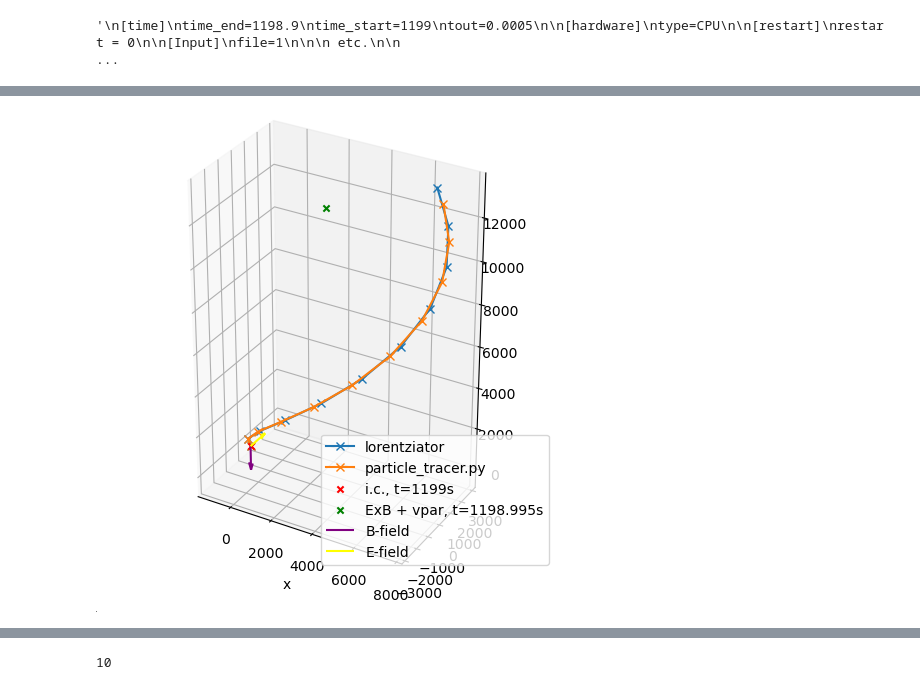
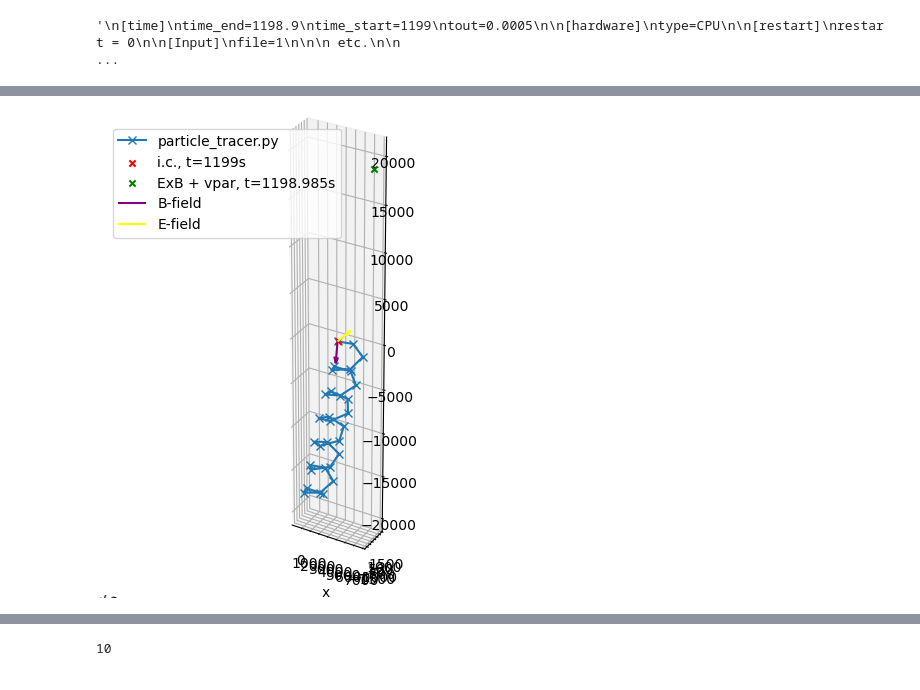
Before and after one commit to kostahoraites/carrington, a Jupyter notebook: magnetosheath/particle_tracers_comparison.ipynb, the cells around one changed output, grey strips where cells are left out. Cells and saved outputs as stored; diff of their text form; code cells hidden in the pictures.

```diff
--- a/magnetosheath/particle_tracers_comparison.ipynb
+++ b/magnetosheath/particle_tracers_comparison.ipynb
@@ -149,15 +134,17 @@ plt.scatter(vl[:,:,102,1], vl[:,:,102,2])
 omega_e = (1.60217663e-19 / 9.1093837e-31 ) * np.linalg.norm(vlsv.read_interpolated_variable('vg_b_vol', x[0,0,0,:]))
 t_e = 2 * np.pi / omega_e  # gyroperiod
 
-i = 5; j = 4    # j=4 perpendicular velocity is in the proton (~ ExB drift) frame
+i = 5; j = 5    # j=4 perpendicular velocity is in the proton (~ ExB drift) frame
 yoffset = 0  # 1e4/R_E
 
 fig = plt.figure()
 
 ax = fig.add_subplot(111, projection = '3d')
 inds = range(0,200,1)
-ax.plot(xl[i,j,inds,0], xl[i,j,inds,1], xl[i,j,inds,2], marker = 'x', label = 'lorentziator')  # lorentziator
-ax.plot(x[i,j,inds,0], x[i,j,inds,1], x[i,j,inds,2], marker = 'x', label = 'particle_tracer.py')  # particle_tracer.py
+ax.plot(xl[i,j,:,0], xl[i,j,:,1], xl[i,j,:,2], marker = 'x', label = 'lorentziator')  # lorentziator
+ax.plot(x[i,j,:,0], x[i,j,:,1], x[i,j,:,2], marker = 'x', label = 'particle_tracer.py')  # particle_tracer.py
+#ax.plot(xl[i,j,inds,0], xl[i,j,inds,1], xl[i,j,inds,2], marker = 'x', label = 'lorentziator')  # lorentziator
+#ax.plot(x[i,j,inds,0], x[i,j,inds,1], x[i,j,inds,2], marker = 'x', label = 'particle_tracer.py')  # particle_tracer.py
 ax.set_aspect('equal')
 ax.set_xlabel('x')
 plt.title('expect 1 rotation every {} time steps'.format(t_e / np.abs(dt)))
@@ -261,33 +228,33 @@ print(dx_ExB)
 '\ndx = x[i, j, nt-1, :] - x[i, j, 0, :]   # whole simulation delta x, particle_tracer.py \ndxl = xl[i, j, nt-1, :] - xl[i, j, 0, :] # "", Lorentziator\ndx_ExB = v_ExB * nt * dt\nprint(dx)\nprint(dxl) ...
 # %%
 fig = plt.figure()
-i=5; j = 5    # j=4 perpendicular velocity is in the proton (~ ExB drift) frame
+i=5; j = 7    # j=4 perpendicular velocity is in the proton (~ ExB drift) frame
 ax = fig.add_subplot(111, projection = '3d')
-nt_plot = 10
+nt_plot = 30
 inds = range(0,nt_plot+1,1)
-ax.plot(xl[i,j,inds,0], xl[i,j,inds,1], xl[i,j,inds,2], marker = 'x', label = 'lorentziator')  # lorentziator
+#ax.plot(xl[i,j,inds,0], xl[i,j,inds,1], xl[i,j,inds,2], marker = 'x', label = 'lorentziator')  # lorentziator
 ax.plot(x[i,j,inds,0], x[i,j,inds,1], x[i,j,inds,2], marker = 'x', label = 'particle_tracer.py')  # particle_tracer.py
 dx_ExB_plot = v_ExB * nt_plot * dt
 dx_vpar_i_plot = vpar_i[i, j, :] * nt_plot * dt
 dx_plot = dx_ExB_plot + dx_vpar_i_plot
 x_f = x[i,j,inds[0],:] + dx_plot
 ax.scatter( x[i,j,0,0], x[i,j,0,1], x[i,j,0,2], marker = 'x', label = 'i.c., t=1199s', color = 'red')  # particle_tracer.py
 ax.scatter( x_f[0], x_f[1], x_f[2], marker = 'x', label = 'ExB + vpar, t={}s'.format(t_0+nt_plot*dt), color = 'green')  # particle_tracer.py
 ax.set_aspect('equal')
 #ax.scatter(*points.T[0], color = 'red')
 ax.set_xlabel('x')
 #plt.title(r'i.c. {}, t= {}, $x = [11.5, 0, 0] R_E$, $v_\parallel=v_\perp = 0$ '.format(run, t_0))
 #plt.title('expect 1 rotation every {} time steps'.format(t_e / np.abs(dt)))
 quiv_len = np.linalg.norm(x_f)/1e6*nt_plot
 ax.quiver(x[i,j,inds[0],0], x[i,j,inds[0],1], x[i,j,inds[0],2],
           B_hat[0], B_hat[1], B_hat[2], length=quiv_len, normalize=True, color ='purple', label = 'B-field')
 ax.quiver(x[i,j,inds[0],0], x[i,j,inds[0],1], x[i,j,inds[0],2],
           E_hat[0], E_hat[1], E_hat[2], length=quiv_len, normalize=True, color ='yellow', label = 'E-field')
 plt.legend()
 plt.tight_layout()
 plt.show()
 # %% [output]
-[figure, old version]
+[figure, new version]
 # %%
 
 
```
Also changed, not shown: parts of 21 cells of this notebook, 4 other files.
